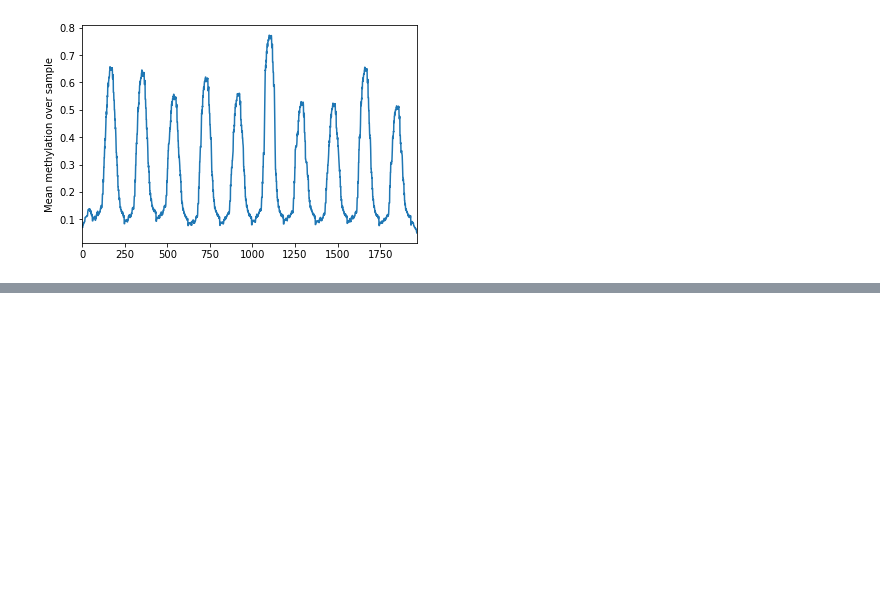
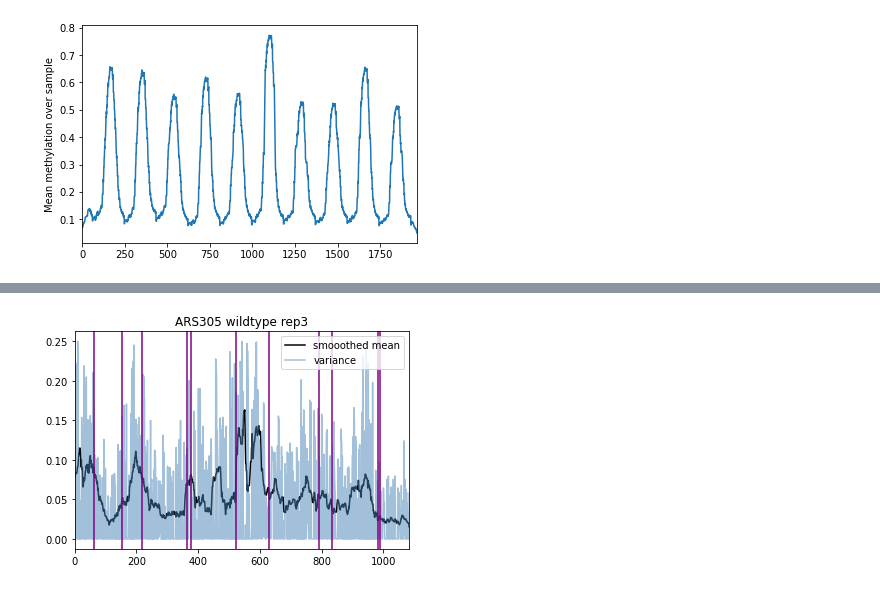
Before and after one commit to KarolineHoller/nanopore_methylation, a Jupyter notebook: methylation_analysis_20220502.ipynb, the cells around one changed output, grey strips where cells are left out. Saved outputs shown, nothing was run; the diff lists cells and outputs as text; code cells hidden in the pictures; blank space fills up the shorter version.

```diff
--- a/methylation_analysis_20220502.ipynb
+++ b/methylation_analysis_20220502.ipynb
@@ -184,0 +219,22 @@ plt.show()
+# %%
+N = 30
+
+sns.lineplot(x = range(ARS305_wt.shape[1]),
+                 y = np.convolve(ARS305_wt.mean(axis = 0), np.ones(N)/N, mode ="same"),
+             color = "black", label = "smooothed mean")
+#plt.ylabel("Mean methylation over sample")
+plt.xlim(0, ARS305_wt_smooth.shape[1])
+plt.title("ARS305 wildtype rep3")
+
+
+sns.lineplot(x = range(ARS305_wt.shape[1]),
+            y = ARS305_wt.std(axis = 0)**2, color = "steelblue", alpha = 0.5,
+            label = "variance"
+            )
+plt.axvline(62, color = "purple", label = "border")
+for border in ARS305_anno.loc[:, "pos_stop"]:
+    #plt.ylabel("Variance of methylation per position")
+    #plt.xlim(0, 1084)
+    plt.axvline(border, color = "purple")
+# %% [output]
+[figure, added]
```
Also changed, not shown: parts of 14 cells of this notebook.
